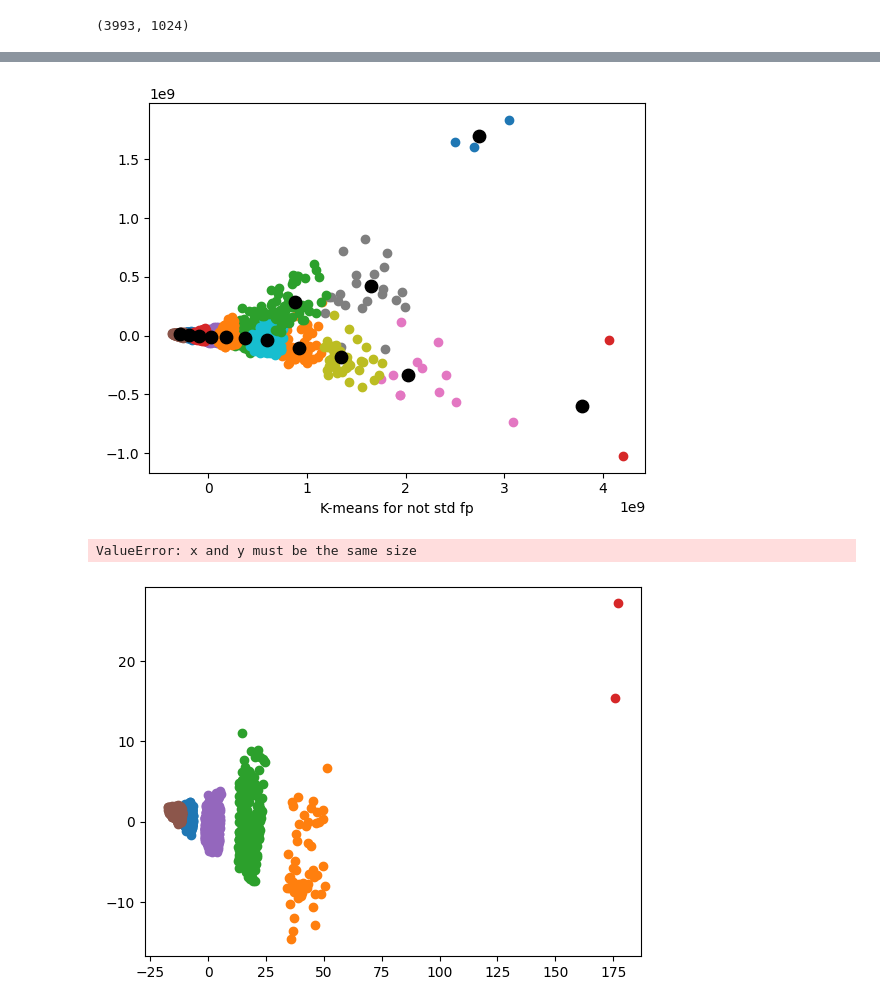
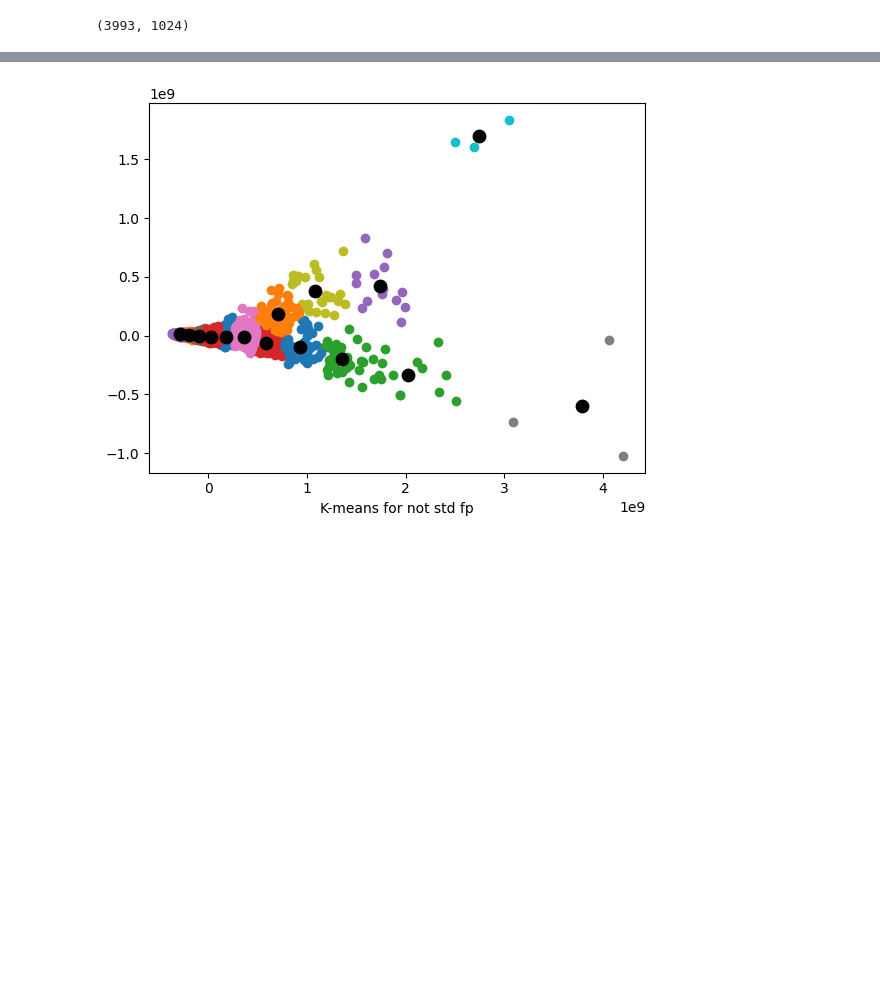
Before and after one commit to afloresep/HMDB-clustering, a Jupyter notebook: code/test.ipynb, the cells around one changed output, grey strips where cells are left out. Drawn from its saved outputs; the diff is of its cells as text; code cells hidden in the pictures; blank space fills up the shorter version.

```diff
--- a/code/test.ipynb
+++ b/code/test.ipynb
@@ -24,12 +25,12 @@ from sklearn.cluster import KMeans
 # %%
 # Load Data
 
-df = pd.read_excel('MR1_map4-clean.xlsx') # xlsx is not ideal , is easier to convert here than in Excel
+df = pd.read_excel('../datasets/MR1_map4-clean.xlsx') # xlsx is not ideal , is easier to convert here than in Excel
 
 # Save the DataFrame to CSV format with comma as the delimiter
-df.to_csv('MR1_map4-clean.csv', index=False)  # Set index=False to exclude row numbers in the CSV
+df.to_csv('../datasets/MR1_map4-clean.csv', index=False)  # Set index=False to exclude row numbers in the CSV
 
-df = pd.read_csv('MR1_map4-clean.csv')
+df = pd.read_csv('../datasets/MR1_map4-clean.csv')
 
 df.head()
 # %% [output]
@@ -131,7 +131,7 @@ results_df
 3993 rows × 5 columns
 # %%
 # Apply k-means clustering
-num_clusters = 14 # Best K = 6
+num_clusters = 15 # Best K = 6
 kmeans = KMeans(n_init = 500, n_clusters=num_clusters, random_state = 42)
 # %%
 label_not_std = kmeans.fit_predict(pca_not_std)
@@ -154,7 +156,7 @@ label_std = kmeans.fit_predict(pca_std)
 # label (cluster assigned) for each molecule giving the coordinates (PCA_1 and PCA_2)
 # Compute cluster centers and predict cluster index for each sample.
 
-results_df['cluster-std'] = label_std
+results_df['cluster-not_std'] = label_std
 centroids_std = kmeans.cluster_centers_
 
 label_std # Cluster predicted for each sample for std data
@@ -168,4 +334,21 @@ array([ 0, 13, 13, ..., 11,  5, 13], dtype=int32)
 # %%
+cluster_0 = results_df[results_df['cluster-not_std']==0]
+cluster_1 = results_df[results_df['cluster-not_std']==1]
+cluster_2 = results_df[results_df['cluster-not_std']==2]
+cluster_3 = results_df[results_df['cluster-not_std']==3]
+cluster_4 = results_df[results_df['cluster-not_std']==4]
+cluster_5 = results_df[results_df['cluster-not_std']==5]
+cluster_6 = results_df[results_df['cluster-not_std']==6]
+cluster_7 = results_df[results_df['cluster-not_std']==7]
+cluster_8 = results_df[results_df['cluster-not_std']==8]
+cluster_9 = results_df[results_df['cluster-not_std']==9]
+cluster_10 = results_df[results_df['cluster-not_std']==10]
+cluster_11 = results_df[results_df['cluster-not_std']==11]
+cluster_12 = results_df[results_df['cluster-not_std']==12]
+cluster_13 = results_df[results_df['cluster-not_std']==13]
+cluster_14 = results_df[results_df['cluster-not_std']==14]
+
+
 plt.scatter(cluster_0.iloc[:,1], cluster_0.iloc[:,2])
 
 plt.scatter(cluster_1.iloc[:,1], cluster_1.iloc[:,2])
@@ -174,74 +357,32 @@ plt.scatter(cluster_2.iloc[:,1], cluster_2.iloc[:,2])
 
 plt.scatter(cluster_3.iloc[:,1], cluster_3.iloc[:,2])
 
 plt.scatter(cluster_4.iloc[:,1], cluster_4.iloc[:,2])
 
 plt.scatter(cluster_5.iloc[:,1], cluster_5.iloc[:,2])
 
 plt.scatter(cluster_6.iloc[:,1], cluster_6.iloc[:,2])
 
 plt.scatter(cluster_7.iloc[:,1], cluster_7.iloc[:,2])
 
 plt.scatter(cluster_8.iloc[:,1], cluster_8.iloc[:,2])
 
 plt.scatter(cluster_9.iloc[:,1], cluster_9.iloc[:,2])
 
 plt.scatter(cluster_10.iloc[:,1], cluster_10.iloc[:,2])
 
 plt.scatter(cluster_11.iloc[:,1], cluster_11.iloc[:,2])
 
 plt.scatter(cluster_12.iloc[:,1], cluster_12.iloc[:,2])
 
 plt.scatter(cluster_13.iloc[:,1], cluster_13.iloc[:,2])
 
 plt.scatter(cluster_14.iloc[:,1], cluster_14.iloc[:,2])
 
 
+
 plt.scatter(centroids_not_std[:,0] , centroids_not_std[:,1] , s = 80, color = 'k')
 plt.xlabel('K-means for not std fp')
 plt.show()
-
-
-
-plt.scatter(cluster_0.iloc[:,3], cluster_0.iloc[:,4])
-
-plt.scatter(cluster_1.iloc[:,3], cluster_1.iloc[:,4])
-
-plt.scatter(cluster_2.iloc[:,3], cluster_2.iloc[:,4])
-
-plt.scatter(cluster_3.iloc[:,3], cluster_3.iloc[:,4])
-
-plt.scatter(cluster_4.iloc[:,3], cluster_4.iloc[:,4])
-
-plt .scatter(cluster_5.iloc[:,3], cluster_5.iloc[:,4])
-
-plt.scatter(cluster_7.iloc[:,3], cluster_6.iloc[:,4])
-
-plt.scatter(cluster_8.iloc[:,3], cluster_7.iloc[:,4])
-
-plt.scatter(cluster_9.iloc[:,3], cluster_8.iloc[:,4])
-
-plt.scatter(cluster_10.iloc[:,3], cluster_9.iloc[:,4])
-
-plt.scatter(cluster_11.iloc[:,3], cluster_10.iloc[:,4])
-
-plt .scatter(cluster_12.iloc[:,3], cluster_11.iloc[:,4])
-
-plt.scatter(cluster_13.iloc[:,3], cluster_12.iloc[:,4])
-
-plt.scatter(cluster_14.iloc[:,3], cluster_13.iloc[:,4])
-
-plt.scatter(cluster_14.iloc[:,3], cluster_14.iloc[:,4])
-
-
-
-
-plt.scatter(centroids_std[:,0] , centroids_std[:,1] , s = 80, color = 'k')
-
-# Combine all the operations and display
-plt.xlabel('K-means for std fp')
-plt.show()
 # %% [output]
-[figure, old version]
+[figure, new version]
-ValueError: x and y must be the same size
-[figure, removed]
```
Also changed, not shown: parts of 22 cells of this notebook, 1 other file.
